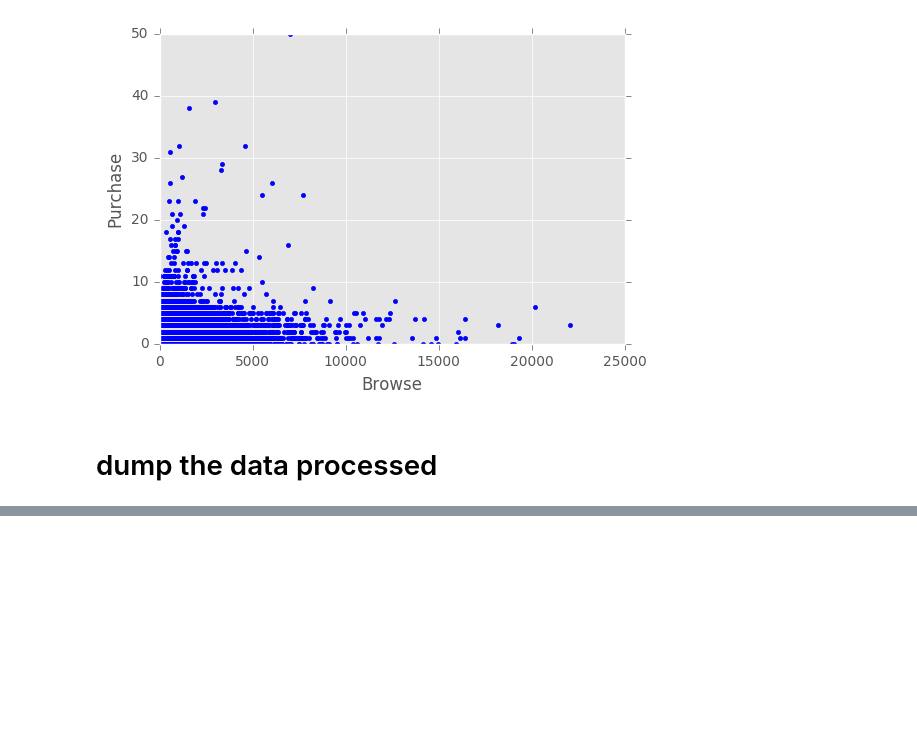
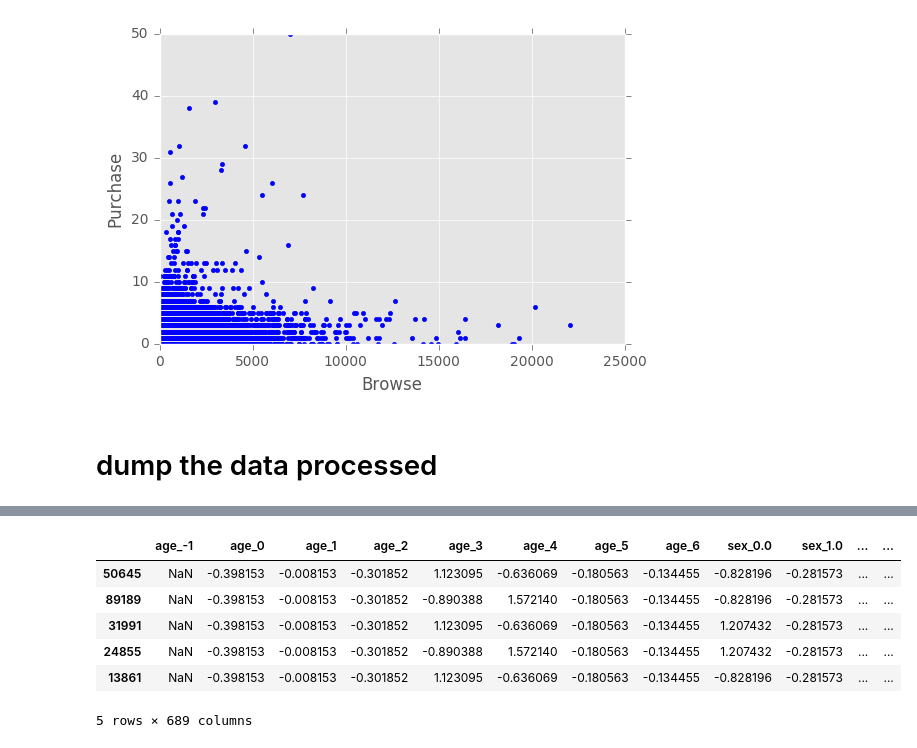
Before and after one commit to 4everer/GZY_JData, a Jupyter notebook: dataETL.ipynb, the cells around one changed output, grey strips where cells are left out. Cells and saved outputs as stored; diff of their text form; code cells hidden in the pictures; blank space fills up the shorter version.

```diff
--- a/dataETL.ipynb
+++ b/dataETL.ipynb
@@ -404,0 +557,16 @@ for data, data_name in zip(processed_data, processed_data_name):
+# %%
+# normalization
+actionFeat_by_window_mean=actionFeat_by_window.drop(list(train_set.filter(regex='2016-04-10_2016-04-15$',axis=1).columns)+['user_id','user_reg_tm'],axis=1).mean()
+actionFeat_by_window_std=actionFeat_by_window.drop(list(train_set.filter(regex='2016-04-10_2016-04-15$',axis=1).columns)+['user_id','user_reg_tm'],axis=1).std()
+
+train_data=(train_data-actionFeat_by_window_mean)/actionFeat_by_window_std
+# %%
+train_data.head()
+# %% [output]
+|  | age_-1 | age_0 | age_1 | age_2 | age_3 | age_4 | age_5 | age_6 | sex_0.0 | sex_1.0 | ... | ... |
+| 50645 | NaN | -0.398153 | -0.008153 | -0.301852 | 1.123095 | -0.636069 | -0.180563 | -0.134455 | -0.828196 | -0.281573 | ... | ... |
+| 89189 | NaN | -0.398153 | -0.008153 | -0.301852 | -0.890388 | 1.572140 | -0.180563 | -0.134455 | -0.828196 | -0.281573 | ... | ... |
+| 31991 | NaN | -0.398153 | -0.008153 | -0.301852 | 1.123095 | -0.636069 | -0.180563 | -0.134455 | 1.207432 | -0.281573 | ... | ... |
+| 24855 | NaN | -0.398153 | -0.008153 | -0.301852 | -0.890388 | 1.572140 | -0.180563 | -0.134455 | 1.207432 | -0.281573 | ... | ... |
+| 13861 | NaN | -0.398153 | -0.008153 | -0.301852 | 1.123095 | -0.636069 | -0.180563 | -0.134455 | -0.828196 | -0.281573 | ... | ... |
+5 rows × 689 columns
```
Also changed, not shown: parts of 27 cells of this notebook, 1 other file.
